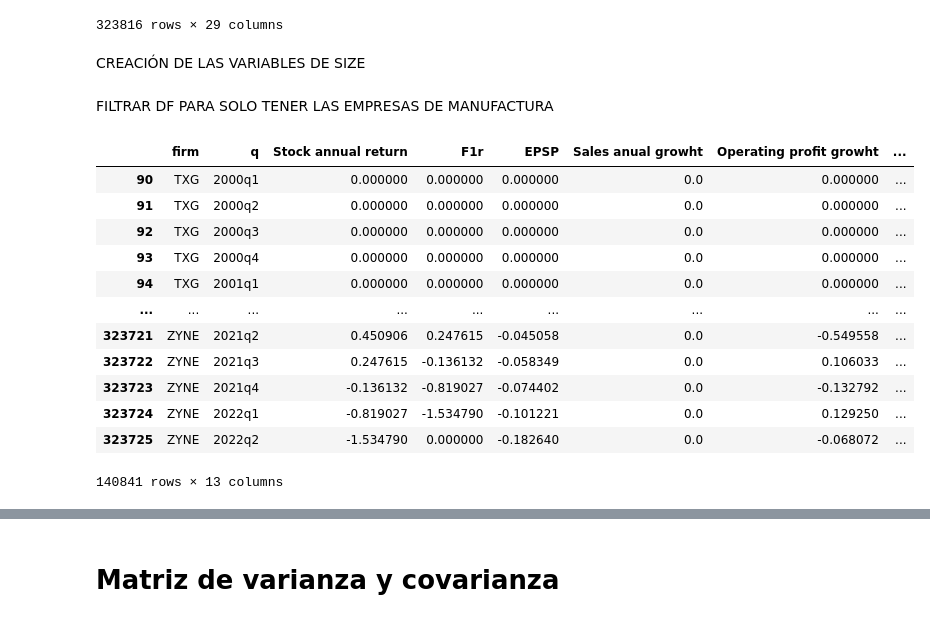
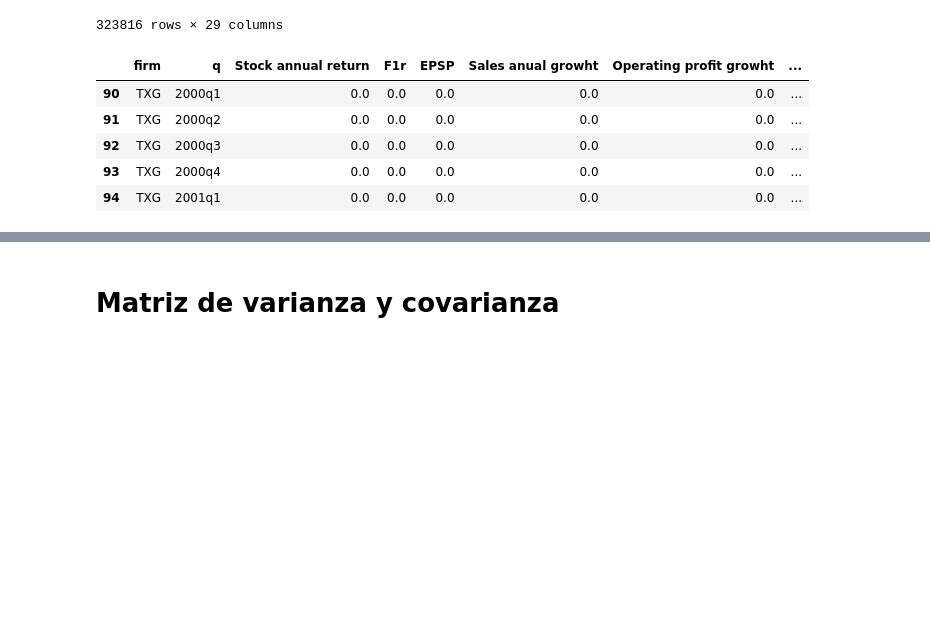
Before and after one commit to A01552594/Estadistica, a Jupyter notebook: Codigo/Entregable2.ipynb, the cells around one changed output, grey strips where cells are left out. Drawn from its saved outputs; the diff is of its cells as text; code cells hidden in the pictures; blank space fills up the shorter version.

```diff
--- a/Codigo/Entregable2.ipynb
+++ b/Codigo/Entregable2.ipynb
@@ -122,12 +101,8 @@ df_reg['Long financial leverage'] = df_reg['longdebt'] / df_reg['totalassets']
 df_reg["Stock annual return"] = np.log(df_reg['adjprice']) - np.log(df_reg.groupby(["firm"])['adjprice'].shift(4))
 # %%
 df_reg["F1r"] = df_reg.groupby(["firm"])['Stock annual return'].shift(-1)
-# %%
-df_reg = df_reg.replace([np.nan], 0)
 # %%
 df_reg.replace([np.inf, -np.inf], np.nan, inplace=True)
-# %% [markdown]
-CREACIÓN DE LAS VARIABLES DE SIZE
 # %%
 def dense_inclusive_pct(x):
     r = x.rank(method='dense') - 1
@@ -141,26 +116,17 @@ df_reg["isSmall"] = df_reg["isSmall"].astype(int)
 
 df_reg["isMedium"] = (df_reg.pct <= 66) & (df_reg.pct > 33)
 df_reg["isMedium"] = df_reg["isMedium"].astype(int)
-# %% [markdown]
-FILTRAR DF PARA SOLO TENER LAS EMPRESAS DE MANUFACTURA
 # %%
 is_man=df_reg[df_reg["Sector NAICS\nlevel 1"]!="Manufacturing"].index
 df_reg=df_reg.drop(is_man)
 # %%
 df_regL = df_reg.loc[:, ["firm","q","Stock annual return", "F1r","EPSP", "Sales anual growht", "Operating profit growht", "Operating profit margin", 'Book to market ratio', 'Short financial leverage', 'Long financial leverage', 'isSmall', 'isMedium']]
 # %%
-df_regL
+df_regL.head()
 # %% [output]
 |  | firm | q | Stock annual return | F1r | EPSP | Sales anual growht | Operating profit growht | ... |
-| 90 | TXG | 2000q1 | 0.000000 | 0.000000 | 0.000000 | 0.0 | 0.000000 | ... |
-| 91 | TXG | 2000q2 | 0.000000 | 0.000000 | 0.000000 | 0.0 | 0.000000 | ... |
-| 92 | TXG | 2000q3 | 0.000000 | 0.000000 | 0.000000 | 0.0 | 0.000000 | ... |
-| 93 | TXG | 2000q4 | 0.000000 | 0.000000 | 0.000000 | 0.0 | 0.000000 | ... |
-| 94 | TXG | 2001q1 | 0.000000 | 0.000000 | 0.000000 | 0.0 | 0.000000 | ... |
-| ... | ... | ... | ... | ... | ... | ... | ... | ... |
-| 323721 | ZYNE | 2021q2 | 0.450906 | 0.247615 | -0.045058 | 0.0 | -0.549558 | ... |
-| 323722 | ZYNE | 2021q3 | 0.247615 | -0.136132 | -0.058349 | 0.0 | 0.106033 | ... |
-| 323723 | ZYNE | 2021q4 | -0.136132 | -0.819027 | -0.074402 | 0.0 | -0.132792 | ... |
-| 323724 | ZYNE | 2022q1 | -0.819027 | -1.534790 | -0.101221 | 0.0 | 0.129250 | ... |
-| 323725 | ZYNE | 2022q2 | -1.534790 | 0.000000 | -0.182640 | 0.0 | -0.068072 | ... |
+| 90 | TXG | 2000q1 | 0.0 | 0.0 | 0.0 | 0.0 | 0.0 | ... |
+| 91 | TXG | 2000q2 | 0.0 | 0.0 | 0.0 | 0.0 | 0.0 | ... |
+| 92 | TXG | 2000q3 | 0.0 | 0.0 | 0.0 | 0.0 | 0.0 | ... |
+| 93 | TXG | 2000q4 | 0.0 | 0.0 | 0.0 | 0.0 | 0.0 | ... |
+| 94 | TXG | 2001q1 | 0.0 | 0.0 | 0.0 | 0.0 | 0.0 | ... |
-140841 rows × 13 columns
```
Also changed, not shown: parts of 97 cells of this notebook, 1 other file.
